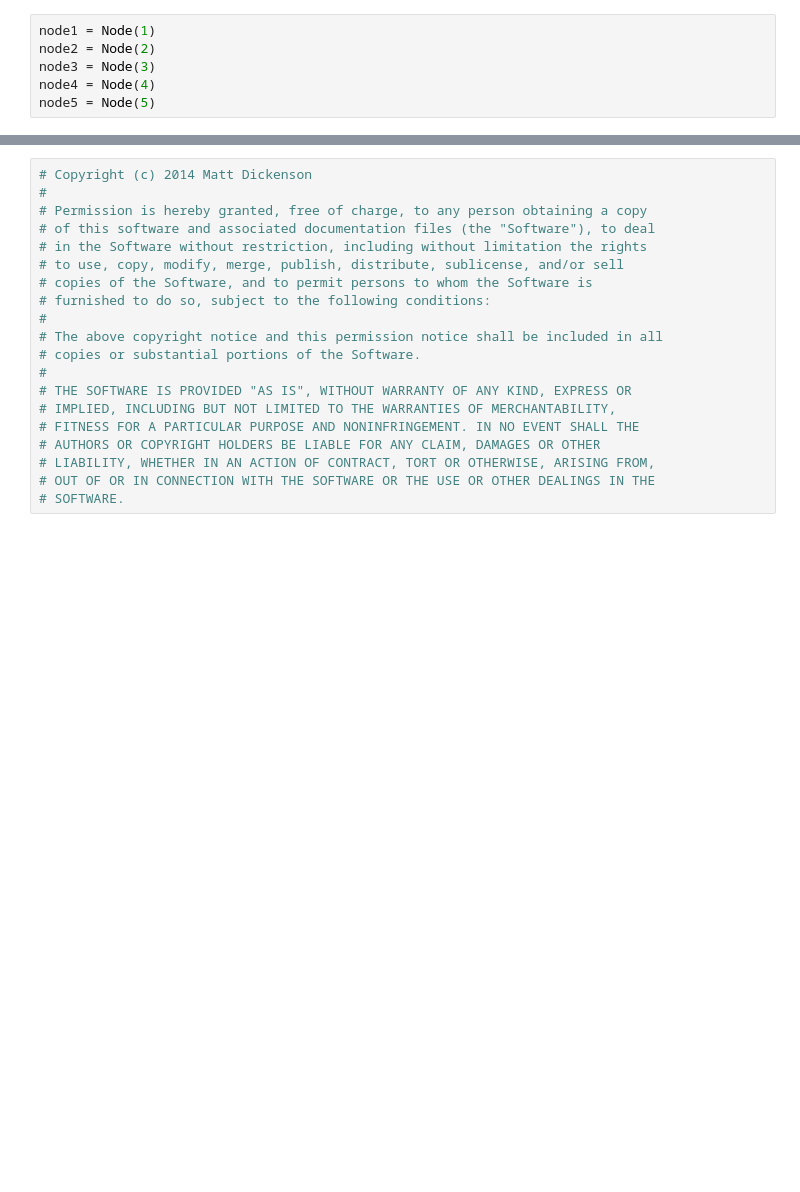
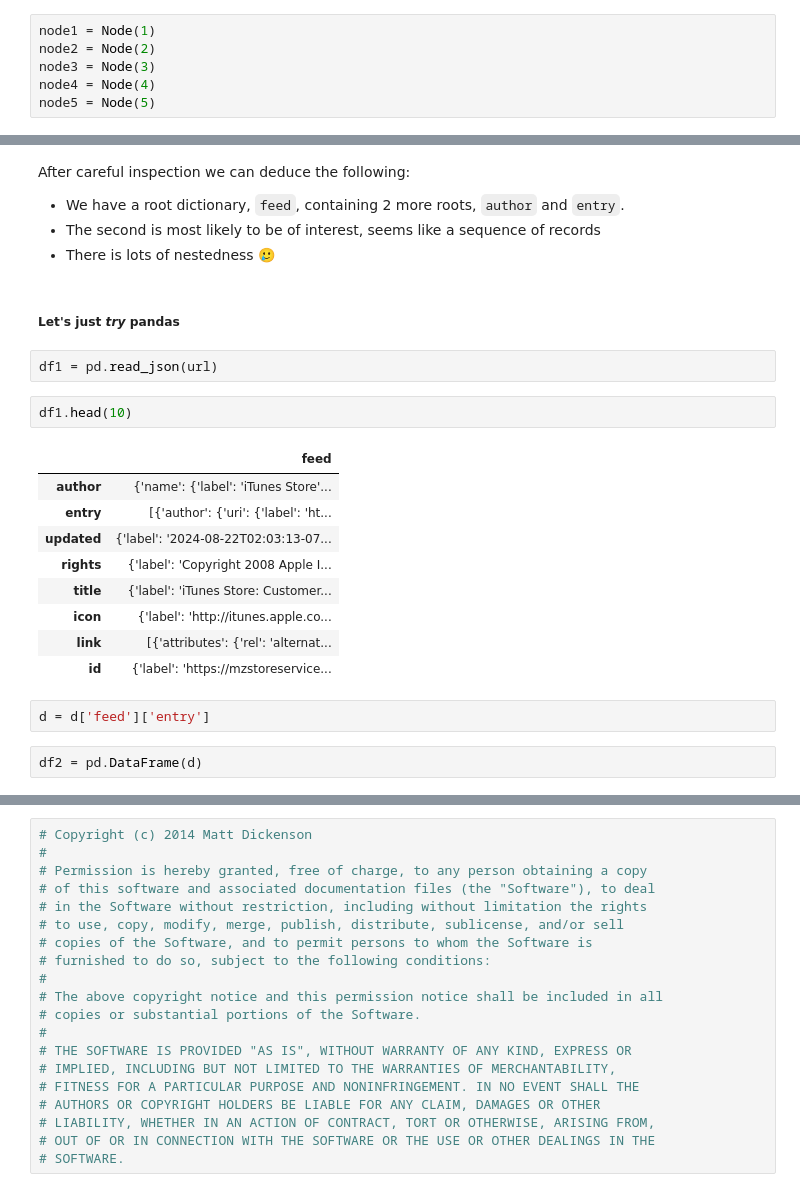
Before and after one commit to amvelazquez/PythonCamp2024, a Jupyter notebook: Day09/Lecture/day09_lecture.ipynb, the cells around one changed output, grey strips where cells are left out. Cells and saved outputs as stored; diff of their text form; blank space fills up the shorter version.

```diff
--- a/Day09/Lecture/day09_lecture.ipynb
+++ b/Day09/Lecture/day09_lecture.ipynb
@@ -780,0 +301,25 @@ Node value: 5
+# %% [markdown]
+After careful inspection we can deduce the following:
+* We have a root dictionary, `feed`, containing 2 more roots, `author` and `entry`.
+* The second is most likely to be of interest, seems like a sequence of records
+* There is lots of nestedness 🥲
+# %% [markdown]
+##### Let's just *try* pandas
+# %%
+df1 = pd.read_json(url)
+# %%
+df1.head(10)
+# %% [output]
+|  | feed |
+| author | {'name': {'label': 'iTunes Store'... |
+| entry | [{'author': {'uri': {'label': 'ht... |
+| updated | {'label': '2024-08-22T02:03:13-07... |
+| rights | {'label': 'Copyright 2008 Apple I... |
+| title | {'label': 'iTunes Store: Customer... |
+| icon | {'label': 'http://itunes.apple.co... |
+| link | [{'attributes': {'rel': 'alternat... |
+| id | {'label': 'https://mzstoreservice... |
+# %%
+d = d['feed']['entry']
+# %%
+df2 = pd.DataFrame(d)
```
Also changed, not shown: parts of 232 cells of this notebook, 4 other files.
